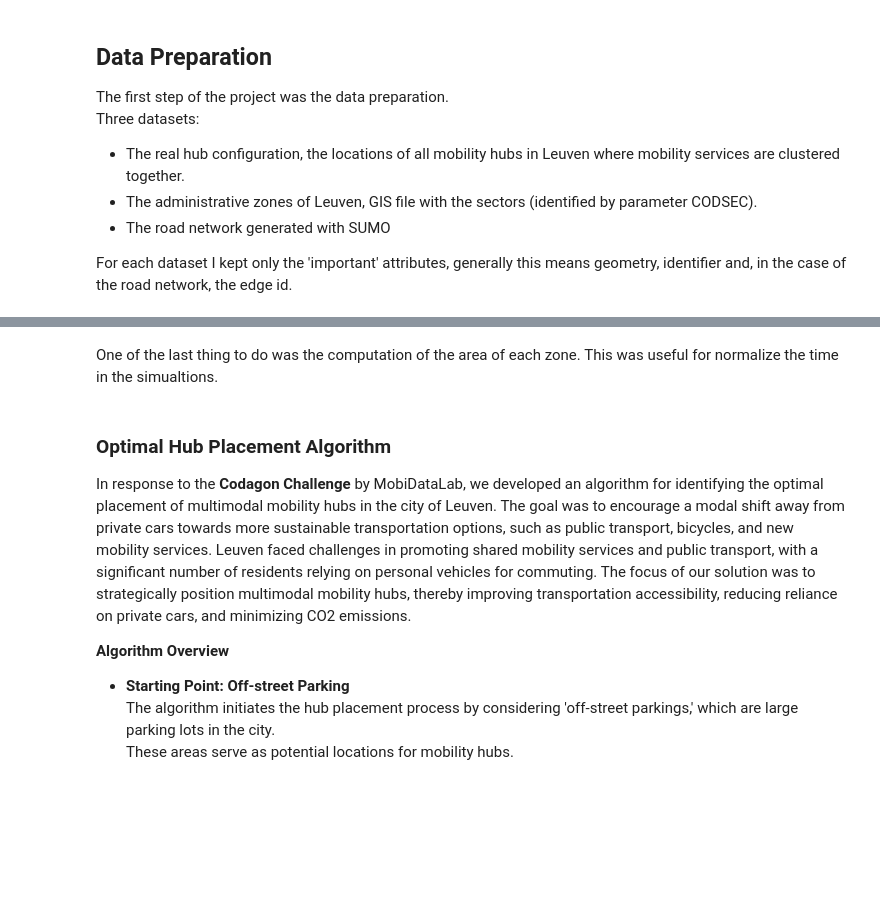
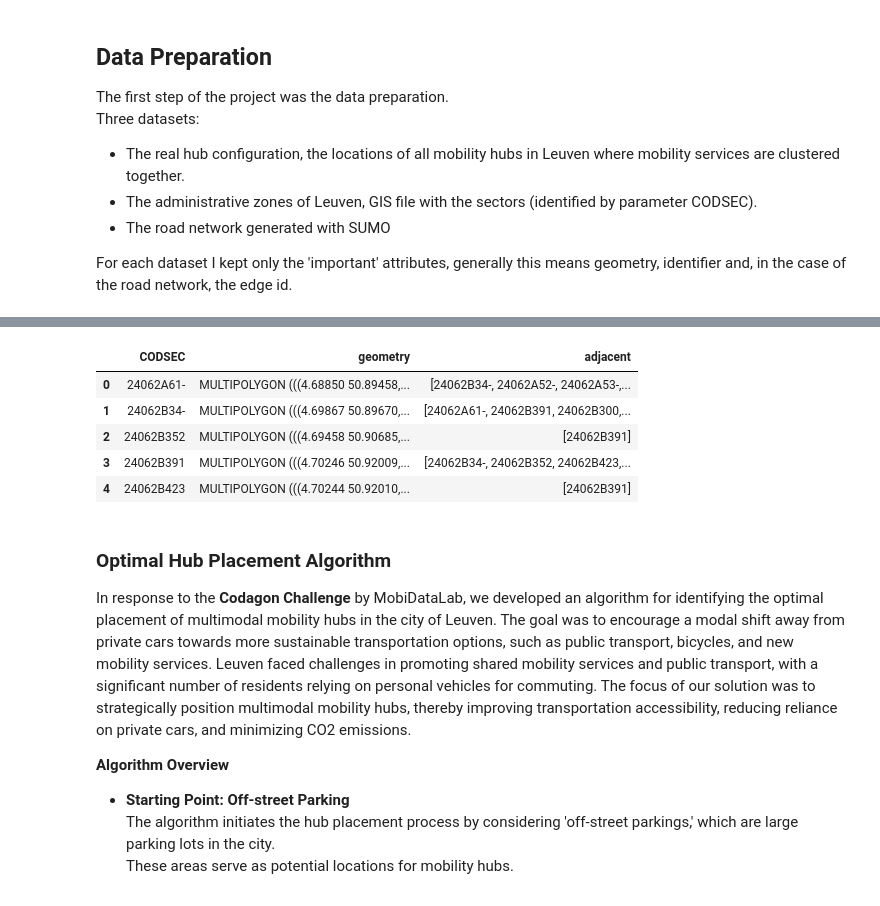
Before and after one commit to AndreaFrasson/Geospatial-Analitics, a Jupyter notebook: Project_12.ipynb, the cells around one changed output, grey strips where cells are left out. Drawn from its saved outputs; the diff is of its cells as text; code cells hidden in the pictures; blank space fills up the shorter version.

```diff
--- a/Project_12.ipynb
+++ b/Project_12.ipynb
@@ -234,6 +250,13 @@ for idx, row in zones_leuven.iterrows():
     adjacent_zones.append(zones_row)
 
 zones_leuven['adjacent'] = adjacent_zones
-# %% [markdown]
-One of the last thing to do was the computation of the area of each zone. This was useful for normalize the time in the simualtions.
+# %%
+zones_leuven.head()
+# %% [output]
+|  | CODSEC | geometry | adjacent |
+| 0 | 24062A61- | MULTIPOLYGON (((4.68850 50.89458,... | [24062B34-, 24062A52-, 24062A53-,... |
+| 1 | 24062B34- | MULTIPOLYGON (((4.69867 50.89670,... | [24062A61-, 24062B391, 24062B300,... |
+| 2 | 24062B352 | MULTIPOLYGON (((4.69458 50.90685,... | [24062B391] |
+| 3 | 24062B391 | MULTIPOLYGON (((4.70246 50.92009,... | [24062B34-, 24062B352, 24062B423,... |
+| 4 | 24062B423 | MULTIPOLYGON (((4.70244 50.92010,... | [24062B391] |
 # %%
```
Also changed, not shown: parts of 12 cells of this notebook, 1 other file.
